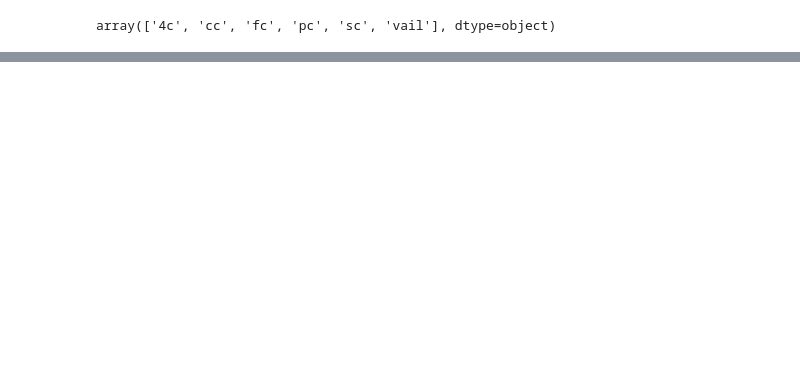
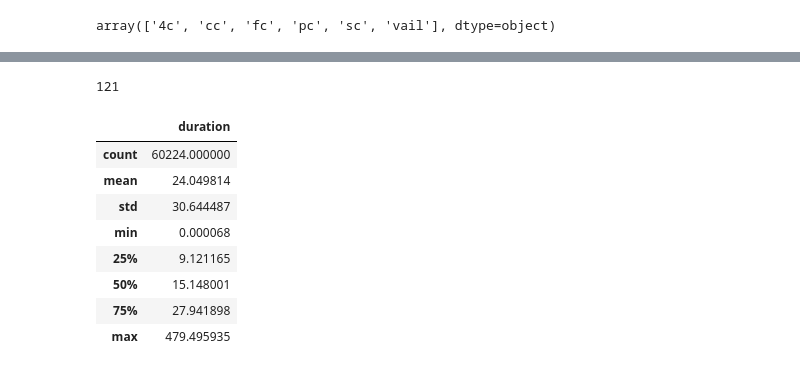
Before and after one commit to e-mission/em-public-dashboard, a Jupyter notebook: viz_scripts/CanBikeCO_TSDC_data.ipynb, the cells around one changed output, grey strips where cells are left out. Cells and saved outputs as stored; diff of their text form; code cells hidden in the pictures; blank space fills up the shorter version.

Commit message:
progress against TSDC data - now missing exactly 1 user

```diff
--- a/viz_scripts/CanBikeCO_TSDC_data.ipynb
+++ b/viz_scripts/CanBikeCO_TSDC_data.ipynb
@@ -350,14 +278,8 @@ starting with  vail_22
 # %%
-#merge them all together
-full_data = pd.concat(datasets)
-print(len(full_data)) #152,067 trips
-print(full_data.user_id_socio.nunique()) #126 users
-# full_data.columns
+#filter out unlabeled trips
+labeled_data = full_data[full_data.data_user_input_mode_confirm.notna()]
+labeled_data = labeled_data[labeled_data.data_user_input_purpose_confirm.notna()]
 
-#filter out unlabeled trips
-labeled_data = full_data[full_data.data_user_input_mode_confirm.notna() | full_data.data_user_input_purpose_confirm.notna()]
-# data = data[data.data_user_input_purpose_confirm.notna()]
-
-print(len(labeled_data))
-labeled_data.program.unique()
+print(len(labeled_data), 'labeled trips')
+print(labeled_data.user_id_socio.nunique(), 'users who labeled')
 # %% [output]
@@ -481,19 +495,26 @@ print(data.program.unique())
 # %%
 #filtered out ages that were greater than 100
-# data = data[data['AGE'] < 100] #lack data at the moment
+data = data[data['AGE'] < 100]
+print(len(data))
+print(data.user_id.nunique())
+
 #filter out durations longer than 8 hours
 data = data[data['duration']<480]
+print(len(data))
+print(data.user_id.nunique())
+
 #distances more than 50 miles
-# data = data[data['distance_miles']<50] #I think the distance I have is not miles, so omitting for right now
-#records that had ’prefer not to say’ as a response for household income, household vehicles, and other available modes
-data = data[~data['HHINC'].isin(['Prefer not to say','$100,000 -$149,999','$150,000','$150,000-$199,999','$200,000 or more'])] # Side note why is 150k (n=7) its own bin?
-data = data[~data['VEH'].isin(['Prefer not to say / Prefiero no decir.'])]
-data = data[~data['available_modes'].isin(['None', 'Prefer not to say'])]
+data = data[data['distance']<50]
+print(len(data))
+print(data.user_id.nunique())
 
 #filter household sizes smaller than the number of kids
 data = data[data['HHSIZE']>data['CHILDREN']]
+print(len(data))
+print(data.user_id.nunique())
+
 #filter out households greater than 10
 data = data[data['HHSIZE']<10]
-
-data.program.unique()
+print(len(data))
+print(data.user_id.nunique())
 # %% [output]
@@ -761,3 +797,19 @@ NameError: name 'four_corners_ebike_first' is not defined
+# %%
+# Summary statistics table
+print(len(pd.unique(filtered_merged.user_id)))
+stat_data = filtered_merged[['duration']]
+stat_data.describe()
+# %% [output]
+121
+|  | duration |
+| count | 60224.000000 |
+| mean | 24.049814 |
+| std | 30.644487 |
+| min | 0.000068 |
+| 25% | 9.121165 |
+| 50% | 15.148001 |
+| 75% | 27.941898 |
+| max | 479.495935 |
 # %%
 #save as a csv, to be used as input to analysis!
 filtered_merged.to_csv("tsdc_filtered_merged_trips.csv")
```
Also changed, not shown: parts of 31 cells of this notebook.
